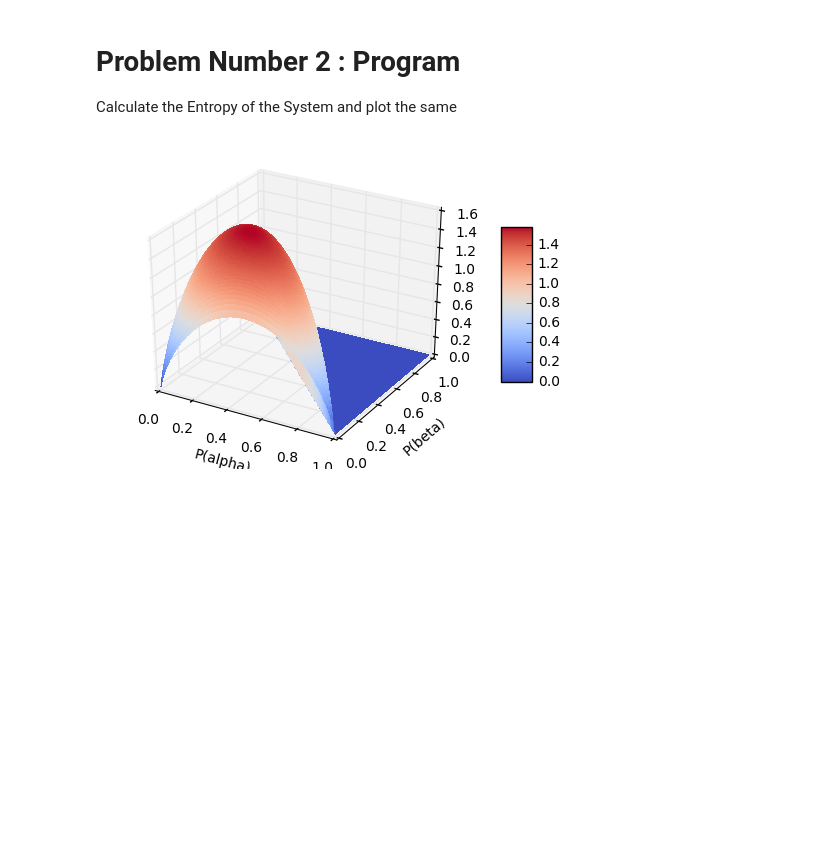
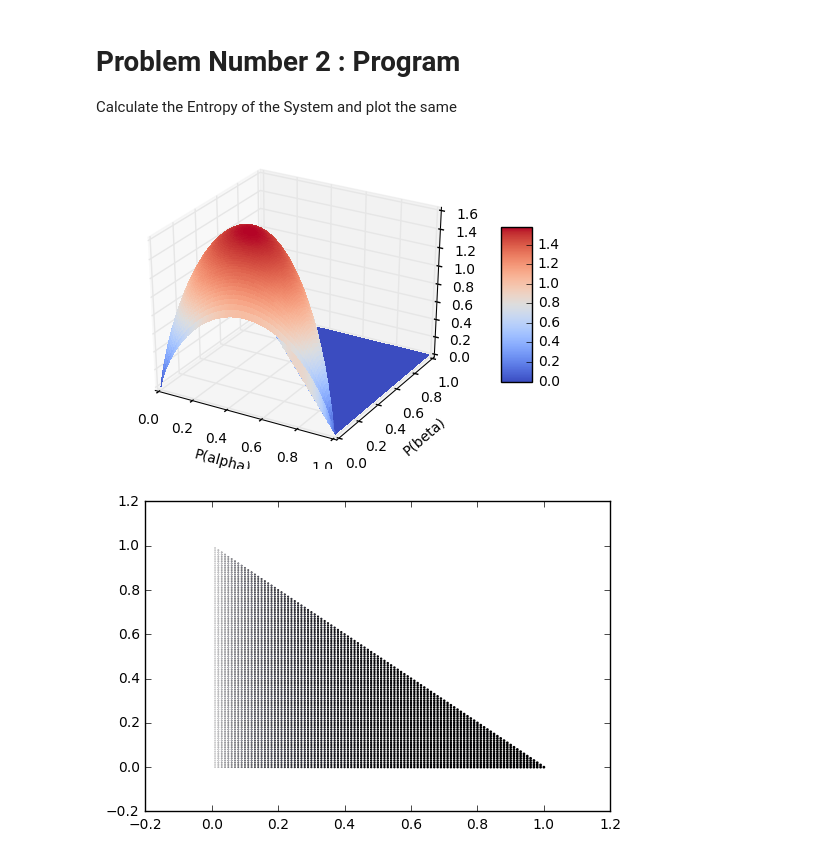
Before and after one commit to adilhamid/Machine-Learning, a Jupyter notebook: Calculate_Entropy.ipynb, the cells around one changed output. Cells and saved outputs as stored; diff of their text form; code cells hidden in the pictures; blank space fills up the shorter version.

Commit message:
Added Scatter Plot

```diff
--- a/Calculate_Entropy.ipynb
+++ b/Calculate_Entropy.ipynb
@@ -16,37 +16,56 @@ def calculate_Entropy():
     randomval_range = np.arange(0.0, 1.01, 0.01)
     ValueMatrix = [[0 for x in xrange(101)] for y in xrange(101)]
 
     for i in range(0,101,1):
         for j in range(0,101,1):
             if (((randomval_range[i]+randomval_range[j]) < 1.0) and ((randomval_range[i]+randomval_range[j]) != 0.0)) :
                 if randomval_range[i] == 0.0:
-                    ValueMatrix[i][j] = - (randomval_range[j] * math.log(randomval_range[j],2)) -
-                    ((1 - randomval_range[j]) * math.log((1 - randomval_range[j]),2))
+                    ValueMatrix[i][j] = - (randomval_range[j] * math.log(randomval_range[j],2)) - ((1 - randomval_range[j]) * math.log((1 - randomval_range[j]),2))
                 elif randomval_range[j] == 0.0:
-                    ValueMatrix[i][j] = - (randomval_range[i] * math.log(randomval_range[i],2)) -
-                    ((1 - randomval_range[i]) * math.log((1 - randomval_range[i]),2))
+                    ValueMatrix[i][j] = - (randomval_range[i] * math.log(randomval_range[i],2)) - ((1 - randomval_range[i]) * math.log((1 - randomval_range[i]),2))
                 else:
-                    ValueMatrix[i][j] = - (randomval_range[i] * math.log(randomval_range[i],2)) -
-                    (randomval_range[j] * math.log(randomval_range[j],2)) -
-                    ((1 - randomval_range[i] - randomval_range[j]) * math.log((1 - randomval_range[i] - randomval_range[j]),2))
+                    ValueMatrix[i][j] = - (randomval_range[i] * math.log(randomval_range[i],2)) - (randomval_range[j] * math.log(randomval_range[j],2)) - ((1 - randomval_range[i] - randomval_range[j]) * math.log((1 - randomval_range[i] - randomval_range[j]),2))
             else:
                 ValueMatrix[i][j] = 0.0
 
 
     figure = plt.figure()
     ax = figure.gca(projection='3d')
     X = np.arange(0.00, 1.01, 0.01)
     Y = np.arange(0.00, 1.01, 0.01)
     X, Y = np.meshgrid(X, Y)
 
     surf = ax.plot_surface(X, Y, ValueMatrix, rstride=1, cstride=1, cmap=cm.coolwarm, linewidth=0, antialiased=False)
     figure.colorbar(surf, shrink=0.5, aspect=5)
     ax.set_xlabel('P(alpha)')
     ax.set_ylabel('P(beta)')
     ax.set_zlabel('')
     plt.show()
     return
 
 calculate_Entropy()
+
+import matplotlib.pyplot as plt
+import numpy as np
+
+x = np.arange(0.00, 1.01, 0.01)
+y = np.arange(0.00, 1.01, 0.01)
+
+def f(x, y):
+    if x+y <= 1:
+        return x
+    else:
+        return 0
+
+X, Y = np.meshgrid(x,y)
+Z = np.zeros((101,101))
+
+for i in range(101):
+   for j in range(101):
+       Z[i,j] = f(X[i,j],Y[i,j])
+
+plt.scatter(X, Y, Z)
+plt.show()
 # %% [output]
 [figure]
+[figure, added]
```
